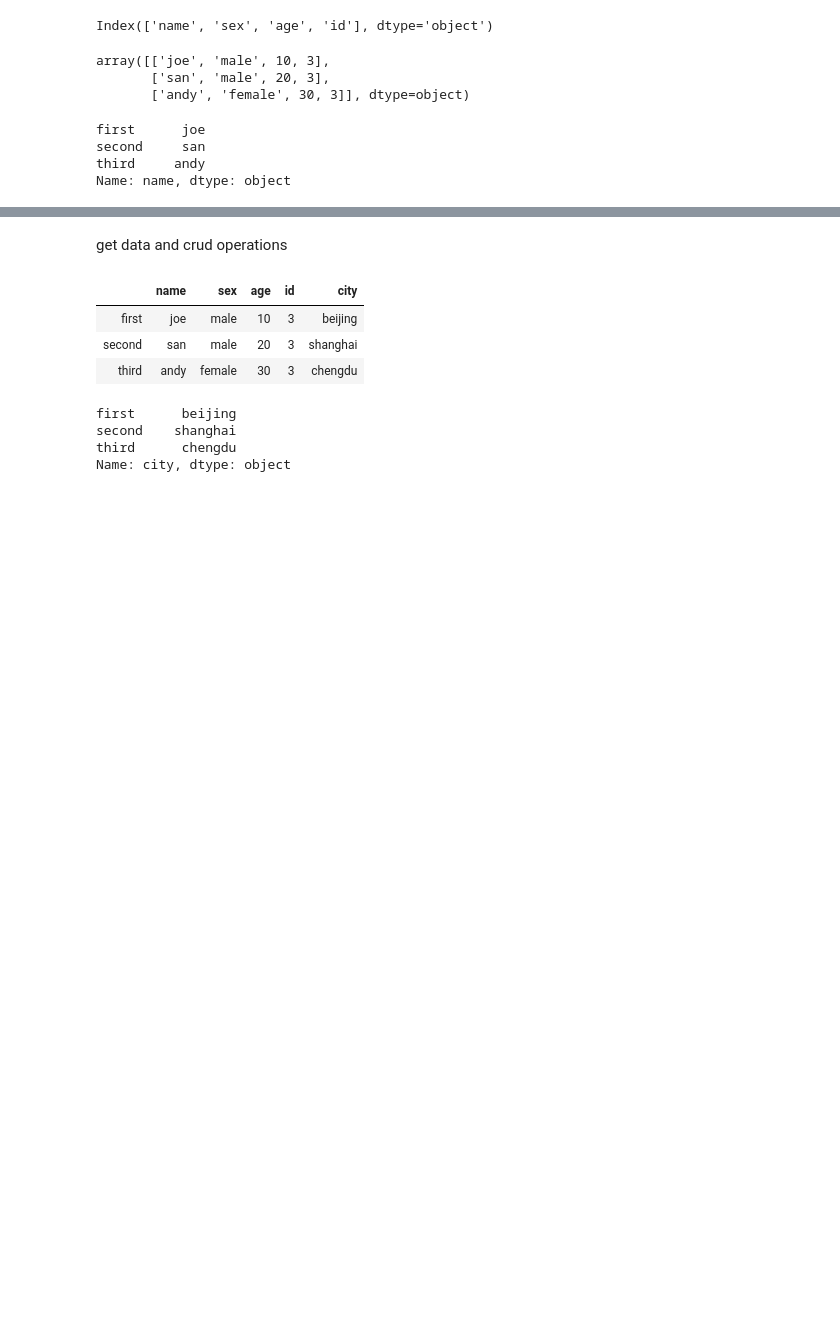
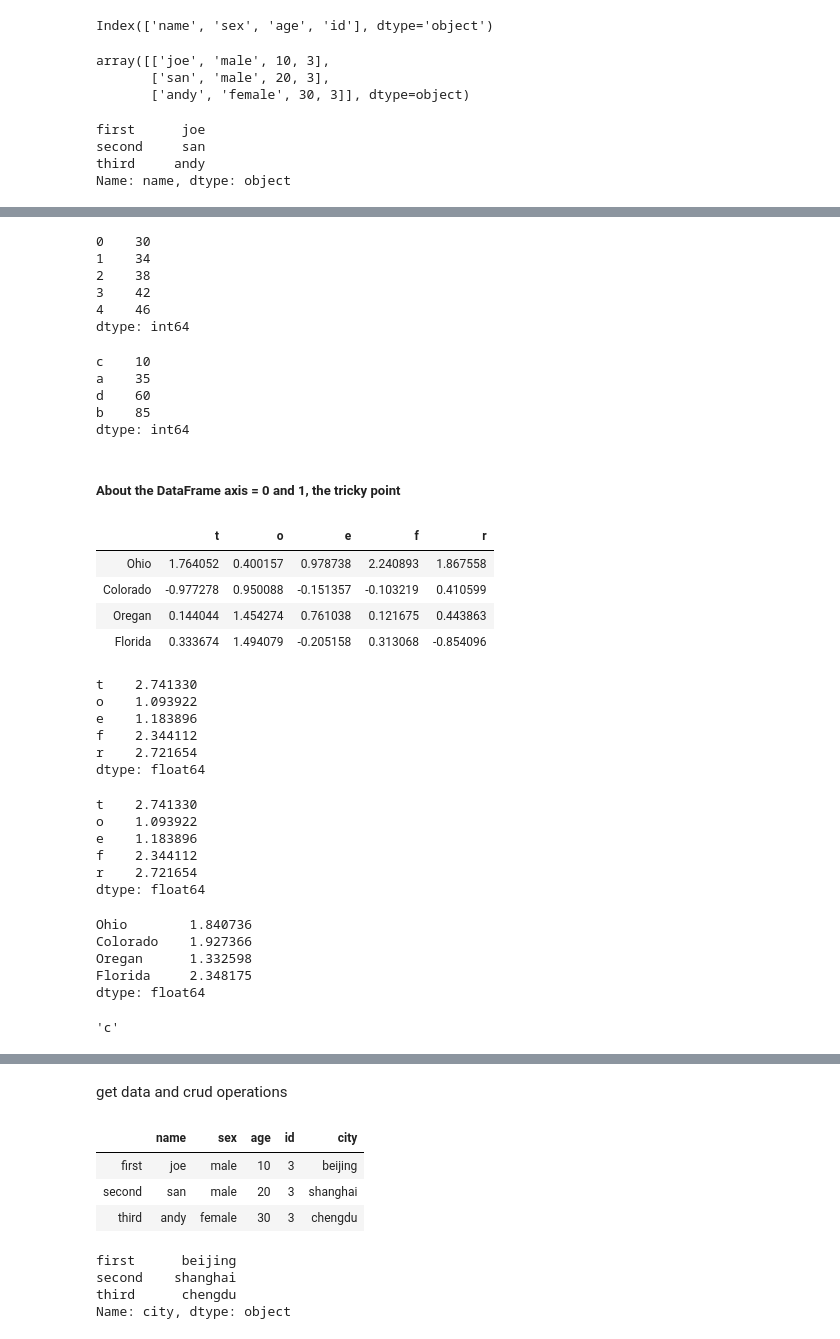
Before and after one commit to wenyuc/learning_ai_note, a Jupyter notebook: pandas_dataframe.ipynb, the cells around one changed output, grey strips where cells are left out. Saved outputs shown, nothing was run; the diff lists cells and outputs as text; code cells hidden in the pictures; blank space fills up the shorter version.

```diff
--- a/pandas_dataframe.ipynb
+++ b/pandas_dataframe.ipynb
@@ -78,0 +91,64 @@ Name: name, dtype: object
+# %%
+df4.sum()   # default axis = 0 keeps the column element values, and moves up and down.
+# %% [output]
+0    30
+1    34
+2    38
+3    42
+4    46
+dtype: int64
+# %%
+df4.sum(axis = 1)  # axis = 1 keeps the row element values, and moves left and right.
+# %% [output]
+c    10
+a    35
+d    60
+b    85
+dtype: int64
+# %% [markdown]
+##### About the DataFrame axis = 0 and 1, the tricky point
+# %%
+np.random.seed(0)
+df5 = pd.DataFrame(np.random.randn(4,5), index = ['Ohio', 'Colorado', 'Oregan', 'Florida'],
+                  columns = list('toefr'))
+df5
+# %% [output]
+|  | t | o | e | f | r |
+| Ohio | 1.764052 | 0.400157 | 0.978738 | 2.240893 | 1.867558 |
+| Colorado | -0.977278 | 0.950088 | -0.151357 | -0.103219 | 0.410599 |
+| Oregan | 0.144044 | 1.454274 | 0.761038 | 0.121675 | 0.443863 |
+| Florida | 0.333674 | 1.494079 | -0.205158 | 0.313068 | -0.854096 |
+# %%
+f = lambda x: x.max() - x.min()
+df5.apply(f)      # default axis = 0, moves up and down
+# %% [output]
+t    2.741330
+o    1.093922
+e    1.183896
+f    2.344112
+r    2.721654
+dtype: float64
+# %%
+df5.apply(f, axis = 0)
+# %% [output]
+t    2.741330
+o    1.093922
+e    1.183896
+f    2.344112
+r    2.721654
+dtype: float64
+# %%
+df5.apply(f, axis = 1)
+# %% [output]
+Ohio        1.840736
+Colorado    1.927366
+Oregan      1.332598
+Florida     2.348175
+dtype: float64
+# %%
+# df4.iloc[0,:]     # numeric row index is coexistence with self-defined row index
+# DataFrame iloc[], loc[] return a Series object
+df4.loc['c',:].idxmax()    # return 'c' row maxium value's column index
+df4.loc[:,2].idxmin()      # return 2 column row min value's row index
+# %% [output]
+'c'
```
Also changed, not shown: parts of 17 cells of this notebook.
